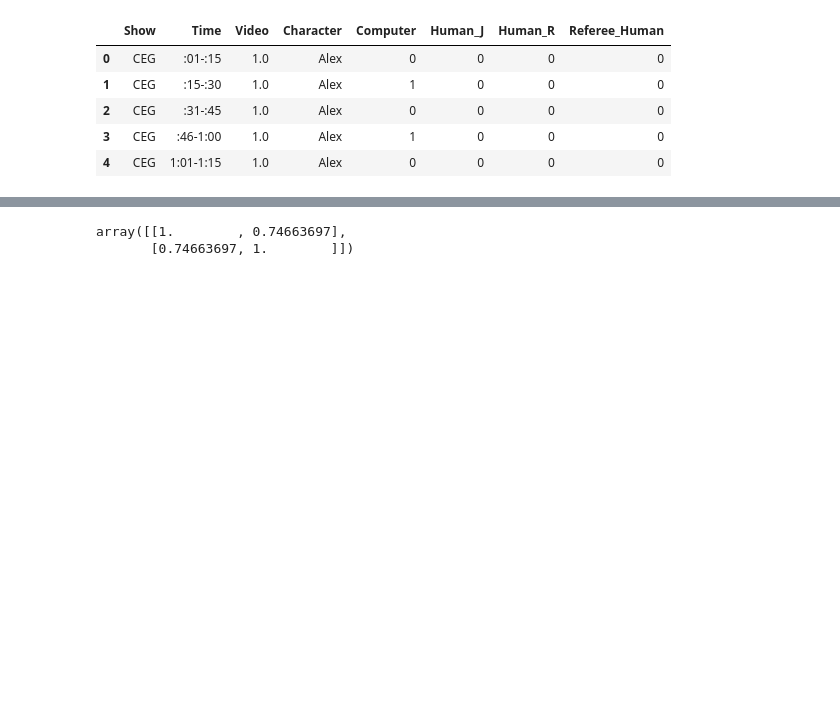
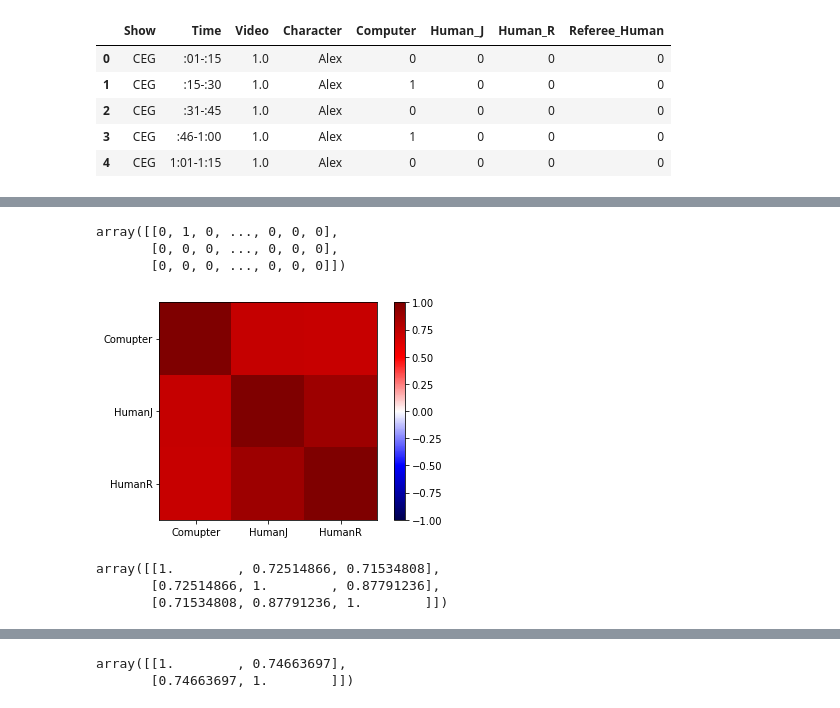
Before and after one commit to nomcomm/CRT_Validity, a Jupyter notebook: scripts/Data Analysis for Character Recognition Tool.ipynb, the cells around one changed output, grey strips where cells are left out. Drawn from its saved outputs; the diff is of its cells as text; code cells hidden in the pictures; blank space fills up the shorter version.

```diff
--- a/scripts/Data Analysis for Character Recognition Tool.ipynb
+++ b/scripts/Data Analysis for Character Recognition Tool.ipynb
@@ -19 +34,26 @@ df.head()
+# %%
+dd
+# %% [output]
+array([[0, 1, 0, ..., 0, 0, 0],
+       [0, 0, 0, ..., 0, 0, 0],
+       [0, 0, 0, ..., 0, 0, 0]])
+# %%
+c = df['Computer'].values;
+j = df['Human_J'].values;
+r = df['Human_R'].values;
+dd = np.vstack((c,j,r))
+dd.shape
+
+plt.imshow(np.corrcoef(dd), cmap = 'seismic', vmin =-1, vmax = 1);
+plt.colorbar();
+plt.xticks([0,1,2], ['Comupter','HumanJ','HumanR']);
+plt.yticks([0,1,2], ['Comupter','HumanJ','HumanR']);
+# %% [output]
+[figure, added]
+# %%
+np.corrcoef(dd)
+# %% [output]
+array([[1.        , 0.72514866, 0.71534808],
+       [0.72514866, 1.        , 0.87791236],
+       [0.71534808, 0.87791236, 1.        ]])
 # %%
```
Also changed, not shown: parts of 6 cells of this notebook, 1 other file.
